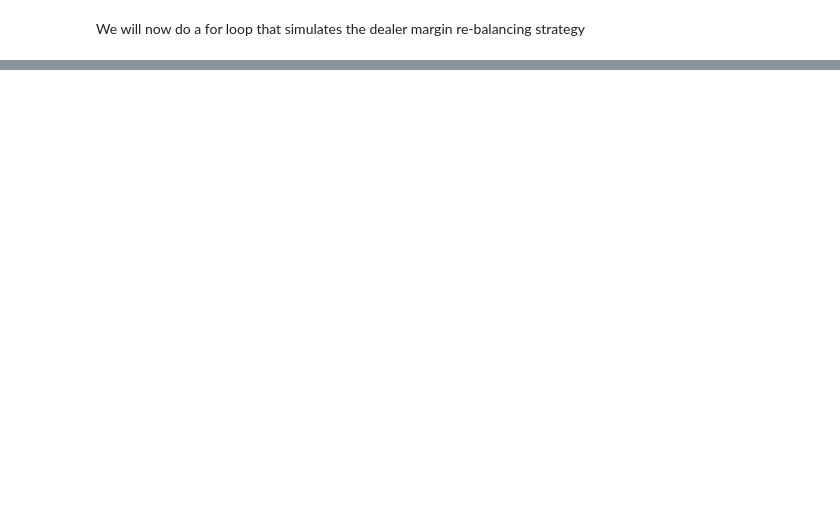
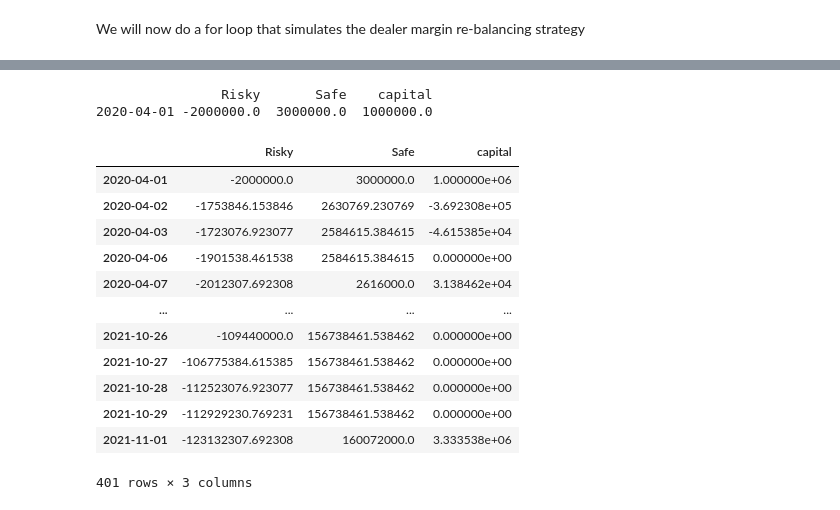
Before and after one commit to amoreira2/Lectures, a Jupyter notebook: chapters/Finance/LeverageandShorting.ipynb, the cells around one changed output, grey strips where cells are left out. Saved outputs shown, nothing was run; the diff lists cells and outputs as text; code cells hidden in the pictures; blank space fills up the shorter version.

```diff
--- a/chapters/Finance/LeverageandShorting.ipynb
+++ b/chapters/Finance/LeverageandShorting.ipynb
@@ -274 +348,52 @@ for d in df.index[1:]:
+# %%
+val=1_000_000 # inital capital
+
+sf=0/252# shorting fee
+rf=0/252 # tbill
+pos_RiskyAsset=-1/m_initial*val # it is negative becasue you are shorting!
+pos_SafeAsset=val-pos_RiskyAsset
+
+W=pd.DataFrame([],columns=['Risky','Safe']) # containet to store  portfolio overtime
+d=df.index[0]
+W.at[d,'Risky']=pos_RiskyAsset # position in Tesla at the start
+W.at[d,'Safe']=pos_SafeAsset
+W.at[d,'capital']=val
+print(W)
+
+for d in df.index[1:]:
+    pos_SafeAsset=pos_SafeAsset*(1+rf)+pos_RiskyAsset*sf
+    returnRiskyAsset=float(df.loc[d].values)
+    pos_RiskyAsset=pos_RiskyAsset*(1+returnRiskyAsset)
+    networth= pos_RiskyAsset+ pos_SafeAsset
+    W.at[d,'capital']=0
+
+
+    if networth/np.abs(pos_RiskyAsset)<m_maintenance: # if you breach the maintanece margim
+        neededcapital=(np.abs(pos_RiskyAsset)*m_maintenance-networth)
+        W.at[d,'capital']=neededcapital # how mcuh capital is injected in the trade
+        pos_SafeAsset=pos_SafeAsset+neededcapital # change in the risk-free positions
+    elif networth/np.abs(pos_RiskyAsset)>m_initial: # if you have enough capital that allows you to relase some capital of the trade
+        releasedcapital=(np.abs(pos_RiskyAsset)*m_initial-networth)
+        W.at[d,'capital']=releasedcapital # how mcuh capital is injected in the trade
+        pos_SafeAsset=pos_SafeAsset+releasedcapital # change in the risk-free positions
+
+    W.at[d,'Risky']=pos_RiskyAsset # position in Tesla at the start
+    W.at[d,'Safe']=pos_SafeAsset
+W
+# %% [output]
+                Risky       Safe    capital
+2020-04-01 -2000000.0  3000000.0  1000000.0
+|  | Risky | Safe | capital |
+| 2020-04-01 | -2000000.0 | 3000000.0 | 1.000000e+06 |
+| 2020-04-02 | -1753846.153846 | 2630769.230769 | -3.692308e+05 |
+| 2020-04-03 | -1723076.923077 | 2584615.384615 | -4.615385e+04 |
+| 2020-04-06 | -1901538.461538 | 2584615.384615 | 0.000000e+00 |
+| 2020-04-07 | -2012307.692308 | 2616000.0 | 3.138462e+04 |
+| ... | ... | ... | ... |
+| 2021-10-26 | -109440000.0 | 156738461.538462 | 0.000000e+00 |
+| 2021-10-27 | -106775384.615385 | 156738461.538462 | 0.000000e+00 |
+| 2021-10-28 | -112523076.923077 | 156738461.538462 | 0.000000e+00 |
+| 2021-10-29 | -112929230.769231 | 156738461.538462 | 0.000000e+00 |
+| 2021-11-01 | -123132307.692308 | 160072000.0 | 3.333538e+06 |
+401 rows × 3 columns
 # %%
```
Also changed, not shown: parts of 20 cells of this notebook, 1 other file.
